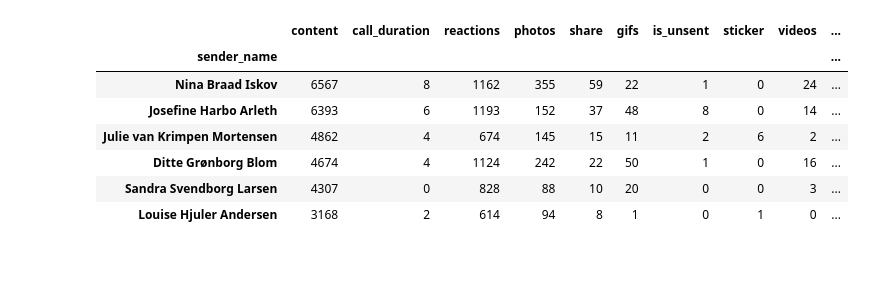
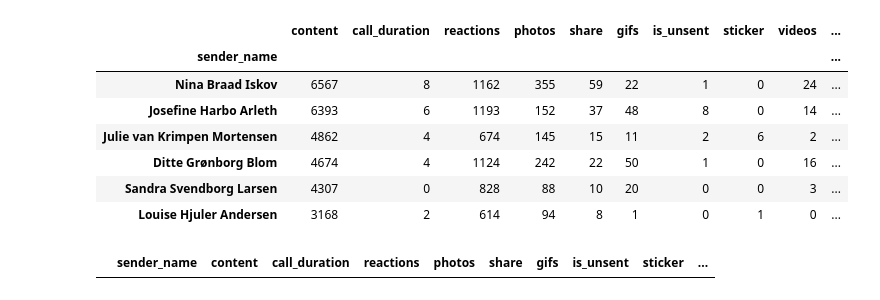
Before and after one commit to ditteblom/MessengerWrapped, a Jupyter notebook: notebook.ipynb, the cells around one changed output. Saved outputs shown, nothing was run; the diff lists cells and outputs as text; code cells hidden in the pictures; blank space fills up the shorter version.

```diff
--- a/notebook.ipynb
+++ b/notebook.ipynb
@@ -111,3 +107,11 @@ df.groupby(by='sender_name').count().sort_values(by='content',ascending=False)
 | Ditte Grønborg Blom | 4674 | 4 | 1124 | 242 | 22 | 50 | 1 | 0 | 16 | ... |
 | Sandra Svendborg Larsen | 4307 | 0 | 828 | 88 | 10 | 20 | 0 | 0 | 3 | ... |
 | Louise Hjuler Andersen | 3168 | 2 | 614 | 94 | 8 | 1 | 0 | 1 | 0 | ... |
+# %%
+sad_keywords = ['crying','sad']
+for keyword in sad_keywords:
+    matches = df[df['type_reactions'].str.contains(keyword, case=False)]
+# %%
+matches
+# %% [output]
+|  | sender_name | content | call_duration | reactions | photos | share | gifs | is_unsent | sticker | ... |
```
Also changed, not shown: parts of 4 cells of this notebook, 3 other files.
